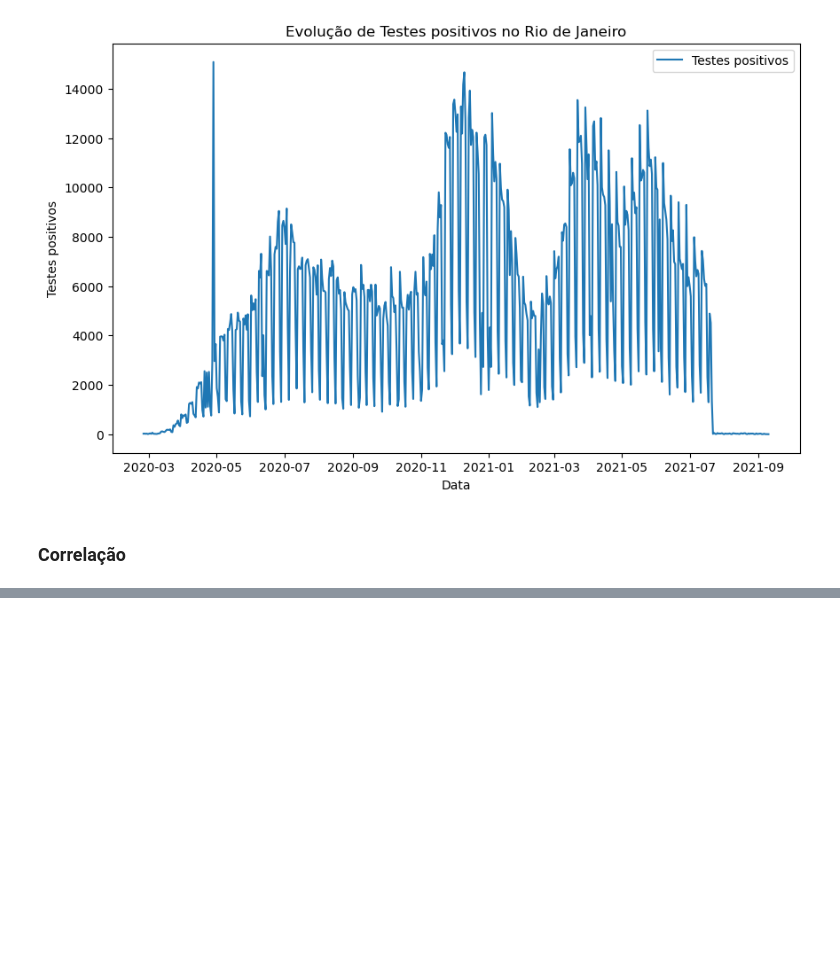
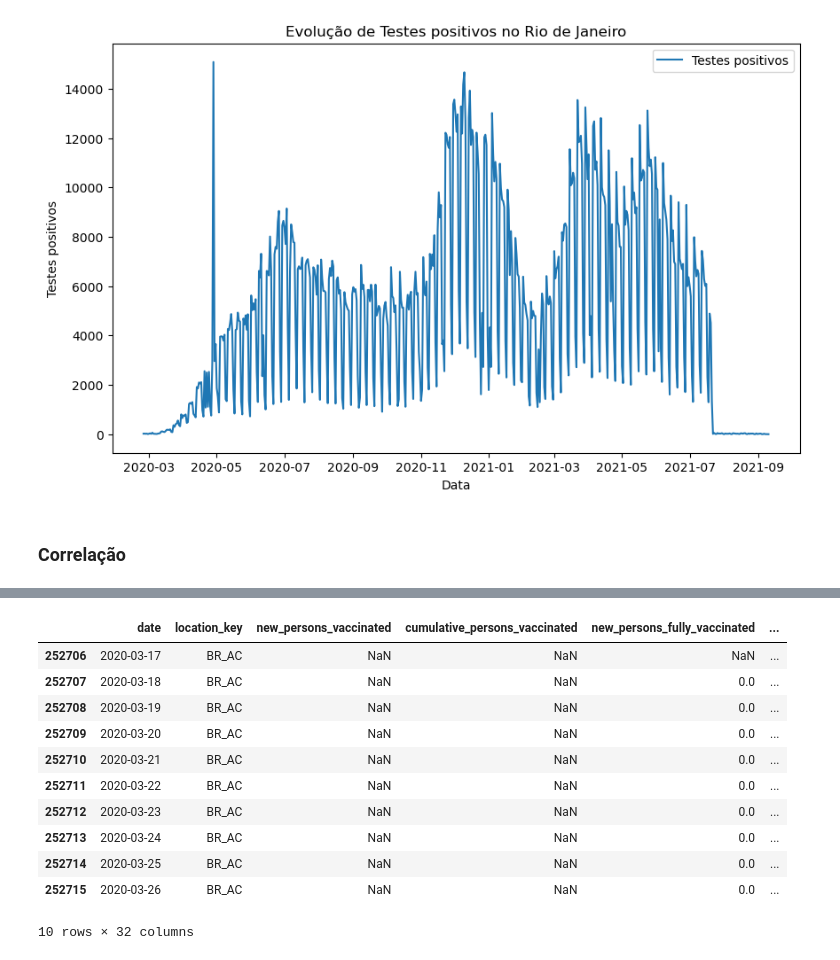
Before and after one commit to dnncamargo/etl-analytics, a Jupyter notebook: covid_open_data_etl/ETL with Google Covid-19 Open Data.ipynb, the cells around one changed output, grey strips where cells are left out. Saved outputs shown, nothing was run; the diff lists cells and outputs as text; code cells hidden in the pictures; blank space fills up the shorter version.

```diff
--- a/covid_open_data_etl/ETL with Google Covid-19 Open Data.ipynb
+++ b/covid_open_data_etl/ETL with Google Covid-19 Open Data.ipynb
@@ -316,0 +414,19 @@ cumulative_tested                      NaN           1.000000
+# %%
+# Filtrar apenas os valores que começam com "BR_"
+br_vaccinations_df = vaccinations_df[vaccinations_df['location_key'].apply(lambda x: len(x) == 5 and x.startswith("BR_"))]
+
+# Exibir o resultado
+br_vaccinations_df.head(10)
+# %% [output]
+|  | date | location_key | new_persons_vaccinated | cumulative_persons_vaccinated | new_persons_fully_vaccinated | ... |
+| 252706 | 2020-03-17 | BR_AC | NaN | NaN | NaN | ... |
+| 252707 | 2020-03-18 | BR_AC | NaN | NaN | 0.0 | ... |
+| 252708 | 2020-03-19 | BR_AC | NaN | NaN | 0.0 | ... |
+| 252709 | 2020-03-20 | BR_AC | NaN | NaN | 0.0 | ... |
+| 252710 | 2020-03-21 | BR_AC | NaN | NaN | 0.0 | ... |
+| 252711 | 2020-03-22 | BR_AC | NaN | NaN | 0.0 | ... |
+| 252712 | 2020-03-23 | BR_AC | NaN | NaN | 0.0 | ... |
+| 252713 | 2020-03-24 | BR_AC | NaN | NaN | 0.0 | ... |
+| 252714 | 2020-03-25 | BR_AC | NaN | NaN | 0.0 | ... |
+| 252715 | 2020-03-26 | BR_AC | NaN | NaN | 0.0 | ... |
+10 rows × 32 columns
```
Also changed, not shown: parts of 26 cells of this notebook.
